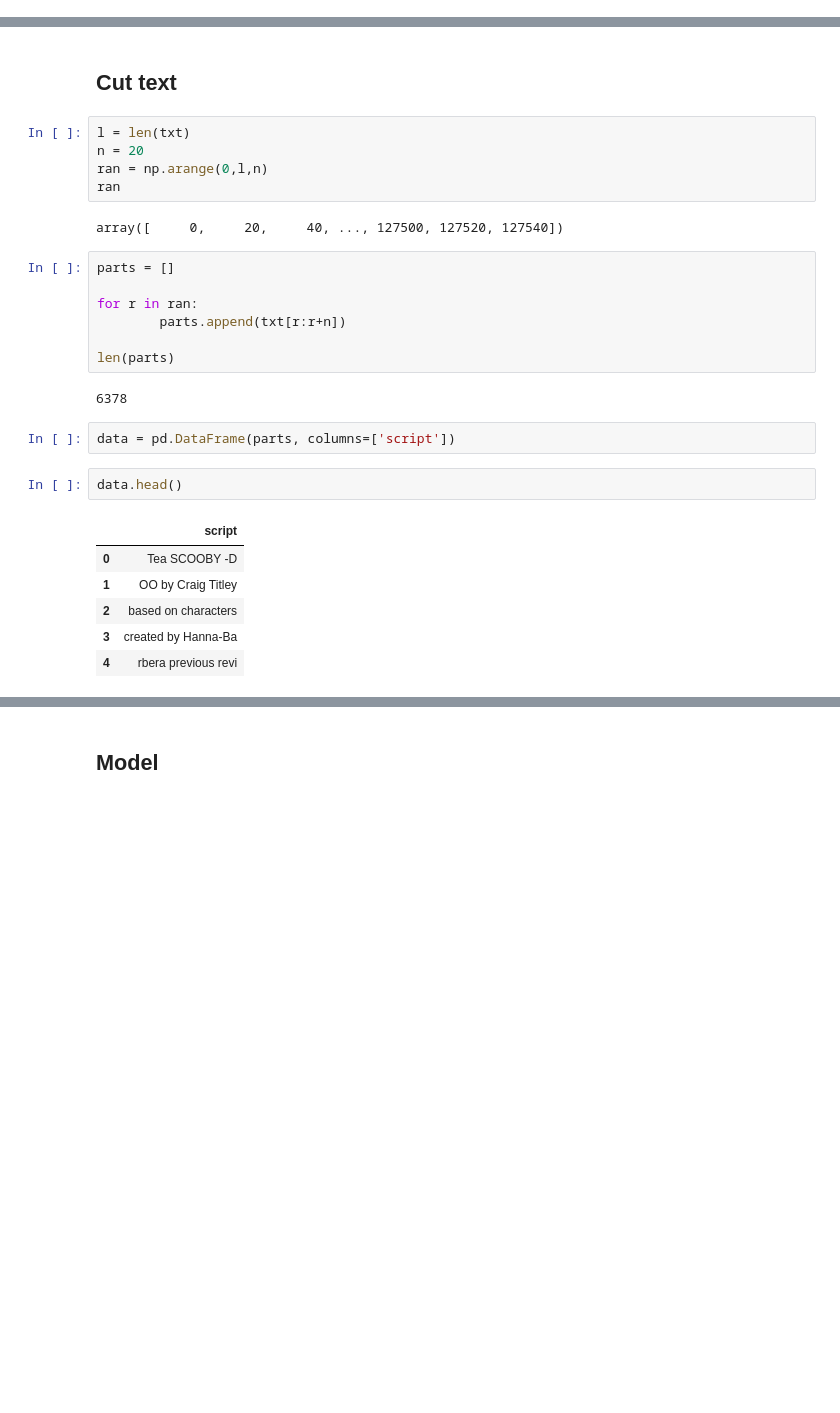
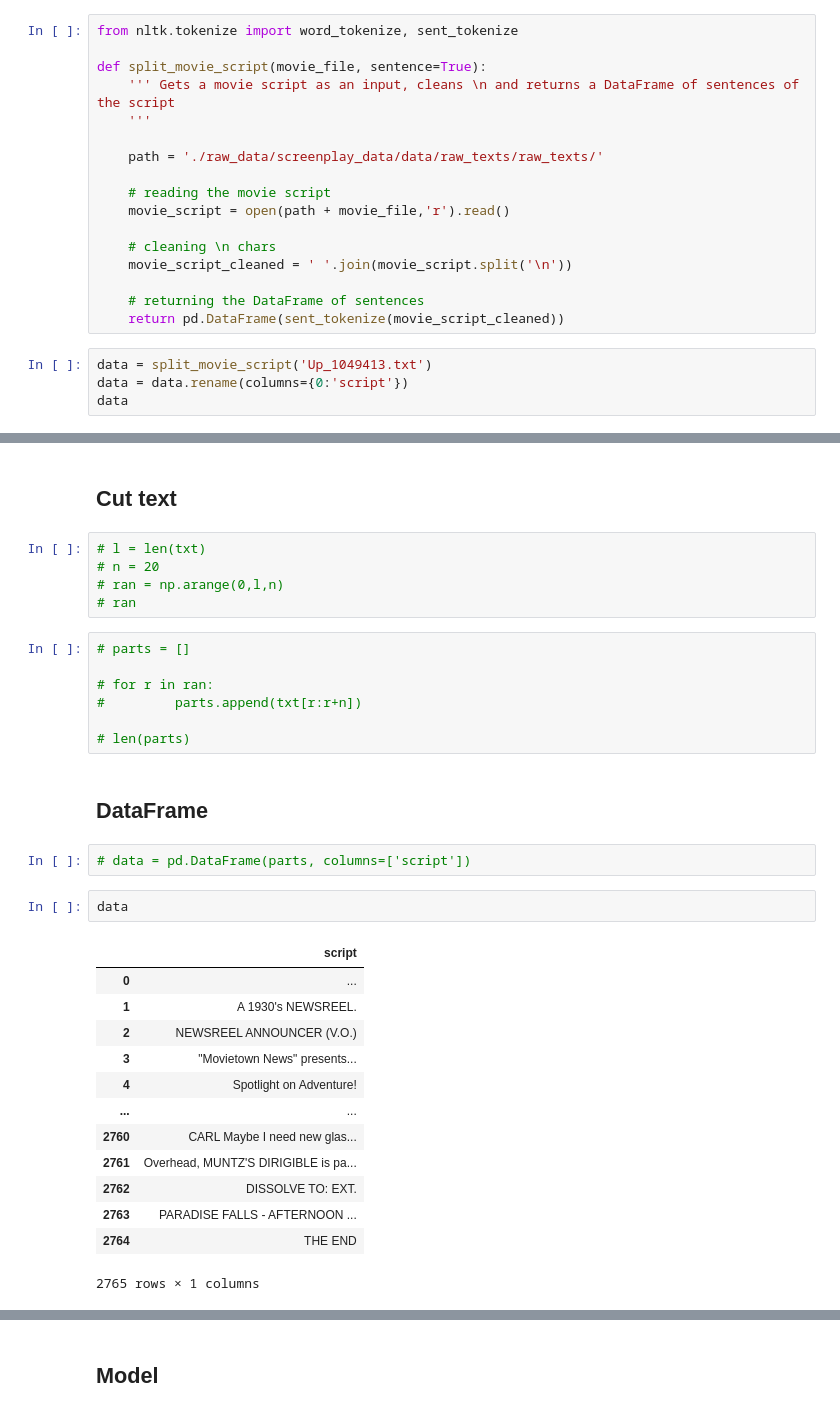
Before and after one commit to sebhochart/movie-sentiment-analysis, a Jupyter notebook: vader-testing.ipynb, the cells around one changed output, grey strips where cells are left out. Cells and saved outputs as stored; diff of their text form; blank space fills up the shorter version.

```diff
--- a/vader-testing.ipynb
+++ b/vader-testing.ipynb
@@ -16,0 +19,21 @@ txt
+# %%
+from nltk.tokenize import word_tokenize, sent_tokenize
+
+def split_movie_script(movie_file, sentence=True):
+    ''' Gets a movie script as an input, cleans \n and returns a DataFrame of sentences of the script
+    '''
+
+    path = './raw_data/screenplay_data/data/raw_texts/raw_texts/'
+
+    # reading the movie script
+    movie_script = open(path + movie_file,'r').read()
+
+    # cleaning \n chars
+    movie_script_cleaned = ' '.join(movie_script.split('\n'))
+
+    # returning the DataFrame of sentences
+    return pd.DataFrame(sent_tokenize(movie_script_cleaned))
+# %%
+data = split_movie_script('Up_1049413.txt')
+data = data.rename(columns={0:'script'})
+data
@@ -17,29 +54,34 @@ txt
 # %% [markdown]
 ## Cut text
 # %%
-l = len(txt)
-n = 20
-ran = np.arange(0,l,n)
-ran
+# l = len(txt)
+# n = 20
+# ran = np.arange(0,l,n)
+# ran
-# %% [output]
-array([     0,     20,     40, ..., 127500, 127520, 127540])
 # %%
-parts = []
+# parts = []
 
-for r in ran:
-        parts.append(txt[r:r+n])
+# for r in ran:
+#         parts.append(txt[r:r+n])
 
-len(parts)
+# len(parts)
-# %% [output]
-6378
+# %% [markdown]
+## DataFrame
 # %%
-data = pd.DataFrame(parts, columns=['script'])
+# data = pd.DataFrame(parts, columns=['script'])
 # %%
-data.head()
+data
 # %% [output]
 |  | script |
-| 0 | Tea SCOOBY -D |
-| 1 | OO by Craig Titley |
-| 2 | based on characters |
-| 3 | created by Hanna-Ba |
-| 4 | rbera previous revi |
+| 0 | ... |
+| 1 | A 1930's NEWSREEL. |
+| 2 | NEWSREEL ANNOUNCER (V.O.) |
+| 3 | "Movietown News" presents... |
+| 4 | Spotlight on Adventure! |
+| ... | ... |
+| 2760 | CARL Maybe I need new glas... |
+| 2761 | Overhead, MUNTZ'S DIRIGIBLE is pa... |
+| 2762 | DISSOLVE TO: EXT. |
+| 2763 | PARADISE FALLS - AFTERNOON ... |
+| 2764 | THE END |
+2765 rows × 1 columns
```
Also changed, not shown: parts of 8 cells of this notebook.
